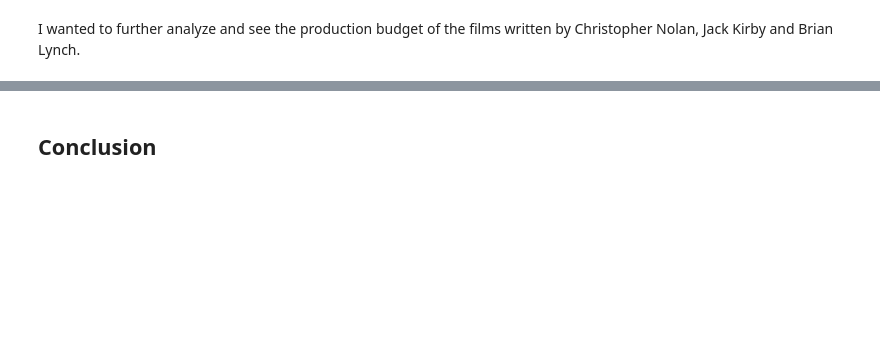
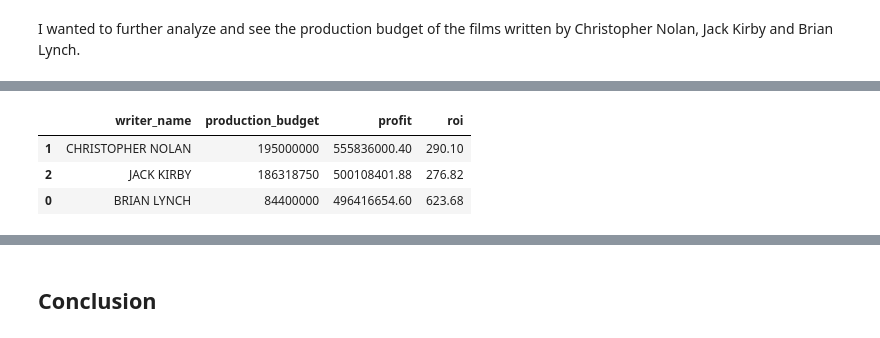
Before and after one commit to kamalova/Microsoft-Movie-Studio-Analysis, a Jupyter notebook: microsoft_movie_analysis.ipynb, the cells around one changed output, grey strips where cells are left out. Cells and saved outputs as stored; diff of their text form; code cells hidden in the pictures; blank space fills up the shorter version.

```diff
--- a/microsoft_movie_analysis.ipynb
+++ b/microsoft_movie_analysis.ipynb
@@ -837,19 +839,3 @@ final_wrt
 | 23 | The Secret Life of Pets | 75000000 | Chris Renaud | tt2709768 | [Adventure, Animation, Comedy] | Brian Lynch | 70M_90M | 811750534.00 | 1082.33 |
 | 24 | Minions | 74000000 | Kyle Balda | tt2293640 | [Adventure, Animation, Comedy] | Brian Lynch | 70M_90M | 1086336173.00 | 1468.02 |
 | 25 | Hop | 63000000 | Tim Hill | tt1411704 | [Adventure, Animation, Comedy] | Brian Lynch | 50M_70M | 125657593.00 | 199.46 |
-# %%
-final_wrt['writer_name'] = final_wrt['writer_name'].str.upper()
-# creating  plot
-plt.figure(figsize=(10,5))
-
-sns.set_style('darkgrid',{'font.family':'serif', 'font.serif':['Times New Roman']})
-
-ax = sns.scatterplot(data=final_wrt, x='budget_bins', y='title',  s=130, hue='writer_name', marker="X")
-
-plt.title("Movies Production Budget of Top Profitable Writers", fontdict= { 'fontsize': 12, 'fontweight':'bold'})
-plt.xlabel(" Movies Production Budget", fontdict= { 'fontsize': 10, 'fontweight':'bold'})
-plt.ylabel("Movies", fontdict= { 'fontsize': 10, 'fontweight':'bold'})
-sns.despine(left=True, bottom=True)
-plt.xticks(rotation=45)
-plt.savefig('./images/fig8png')
-plt.show()
@@ -857,0 +842,10 @@ plt.show()
+# %%
+# grouping the writers based on their movie budgets
+wrt_budget = final_wrt.groupby('writer_name').mean().reset_index().sort_values('production_budget', ascending=False)
+wrt_budget['writer_name'] = wrt_budget['writer_name'].map(str.upper)
+wrt_budget
+# %% [output]
+|  | writer_name | production_budget | profit | roi |
+| 1 | CHRISTOPHER NOLAN | 195000000 | 555836000.40 | 290.10 |
+| 2 | JACK KIRBY | 186318750 | 500108401.88 | 276.82 |
+| 0 | BRIAN LYNCH | 84400000 | 496416654.60 | 623.68 |
```
Also changed, not shown: parts of 16 cells of this notebook, 9 other files.
